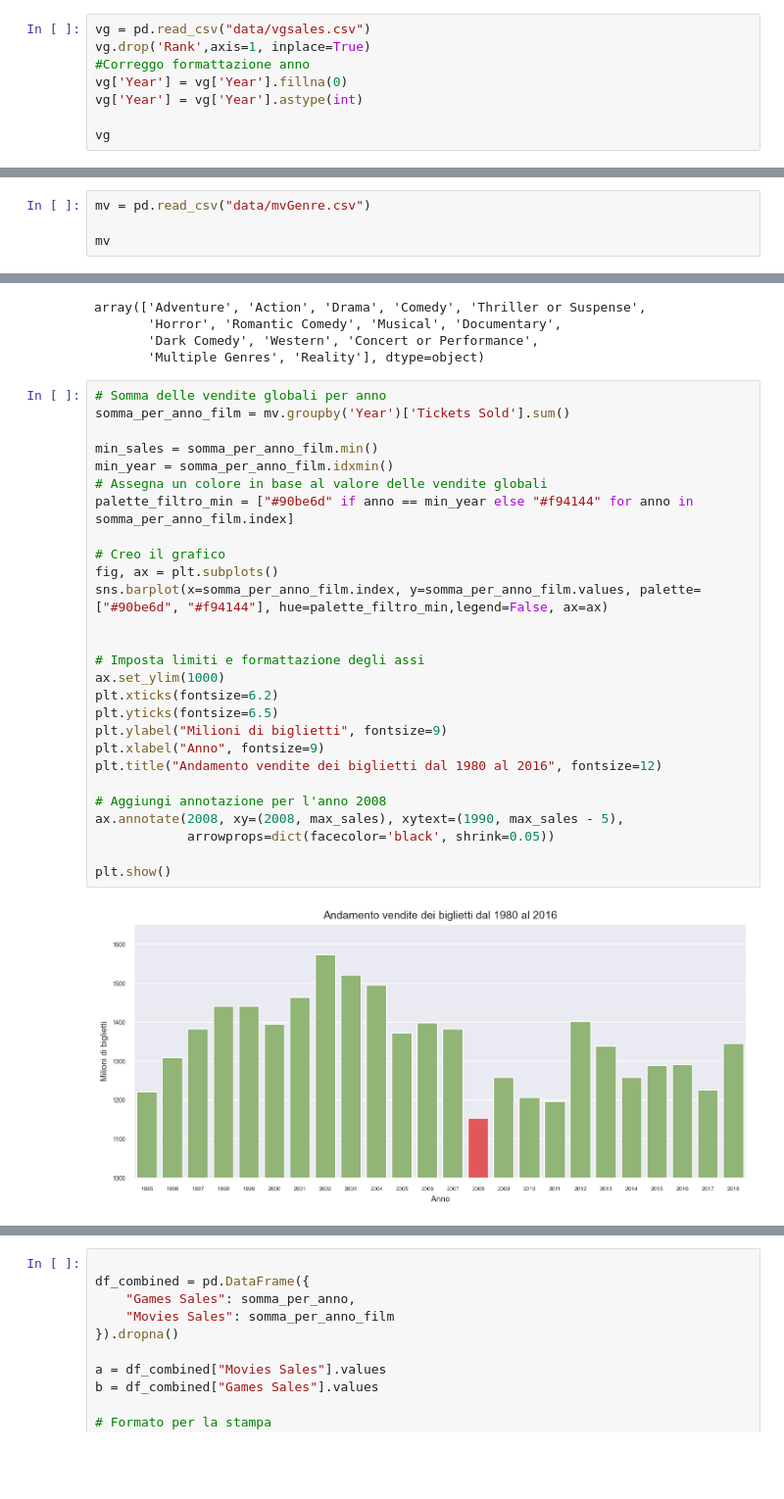
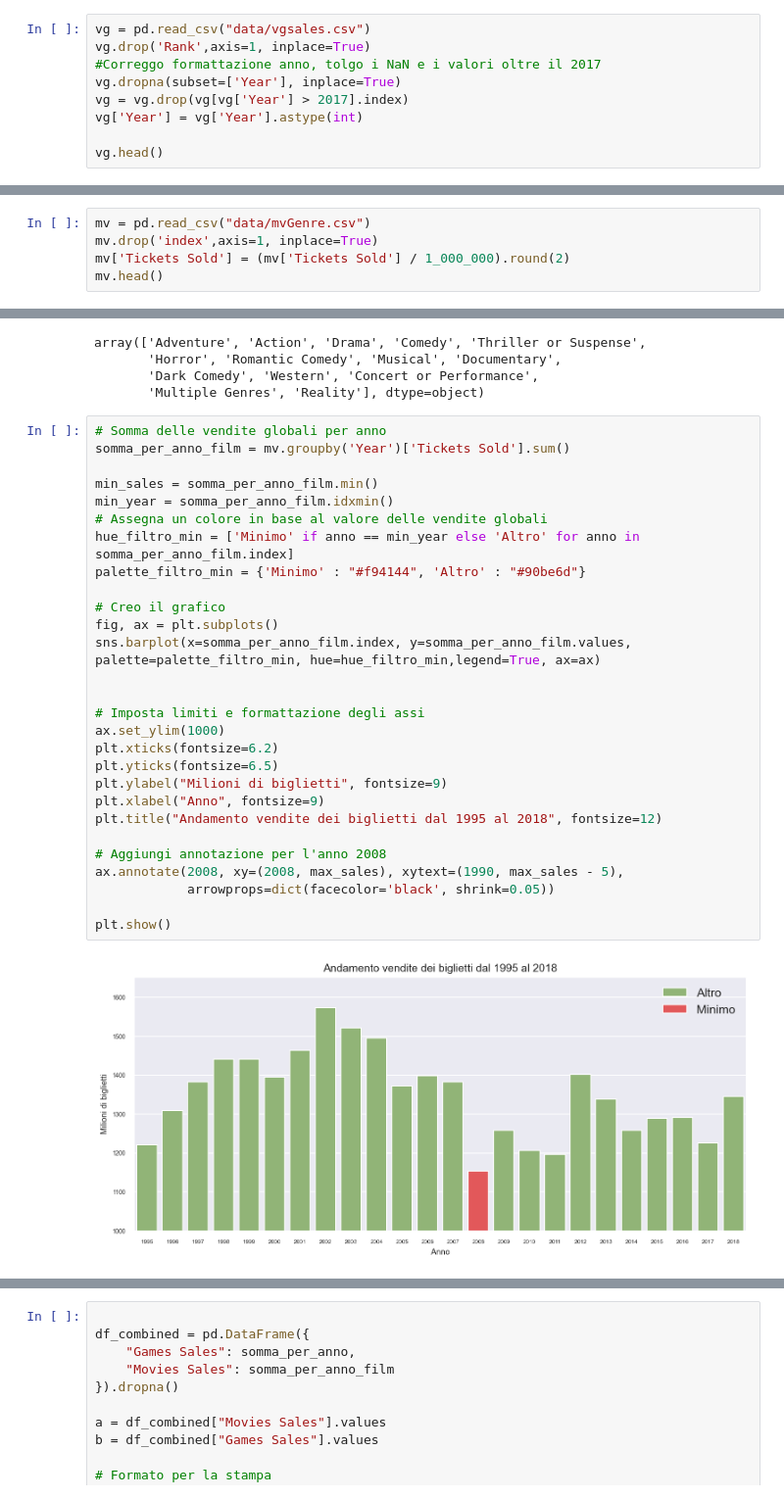
Before and after one commit to C0rro/Data-science-Videogiochi, a Jupyter notebook: Code.ipynb, the cells around one changed output, grey strips where cells are left out. Shown at 98% size. Saved outputs shown, nothing was run; the diff lists cells and outputs as text; blank space fills up the shorter version.

```diff
--- a/Code.ipynb
+++ b/Code.ipynb
@@ -22,11 +24,12 @@ DataSet:
 # %%
 vg = pd.read_csv("data/vgsales.csv")
 vg.drop('Rank',axis=1, inplace=True)
-#Correggo formattazione anno
-vg['Year'] = vg['Year'].fillna(0)
+#Correggo formattazione anno, tolgo i NaN e i valori oltre il 2017
+vg.dropna(subset=['Year'], inplace=True)
+vg = vg.drop(vg[vg['Year'] > 2017].index)
 vg['Year'] = vg['Year'].astype(int)
 
-vg
+vg.head()
 # %% [output]
 |  | Name | Platform | Year | Genre | Publisher | NA_Sales | EU_Sales | JP_Sales | Other_Sales | ... |
 | 0 | Wii Sports | Wii | 2006 | Sports | Nintendo | 41.49 | 29.02 | 3.77 | 8.46 | ... |
@@ -239,5 +321,6 @@ plt.show()
 # %%
 mv = pd.read_csv("data/mvGenre.csv")
-
-mv
+mv.drop('index',axis=1, inplace=True)
+mv['Tickets Sold'] = (mv['Tickets Sold'] / 1_000_000).round(2)
+mv.head()
 # %% [output]
@@ -266,32 +352,33 @@ array(['Adventure', 'Action', 'Drama', 'Comedy', 'Thriller or Suspense',
 # %%
 # Somma delle vendite globali per anno
 somma_per_anno_film = mv.groupby('Year')['Tickets Sold'].sum()
 
 min_sales = somma_per_anno_film.min()
 min_year = somma_per_anno_film.idxmin()
 # Assegna un colore in base al valore delle vendite globali
-palette_filtro_min = ["#90be6d" if anno == min_year else "#f94144" for anno in somma_per_anno_film.index]
+hue_filtro_min = ['Minimo' if anno == min_year else 'Altro' for anno in somma_per_anno_film.index]
+palette_filtro_min = {'Minimo' : "#f94144", 'Altro' : "#90be6d"}
 
 # Creo il grafico
 fig, ax = plt.subplots()
-sns.barplot(x=somma_per_anno_film.index, y=somma_per_anno_film.values, palette=["#90be6d", "#f94144"], hue=palette_filtro_min,legend=False, ax=ax)
+sns.barplot(x=somma_per_anno_film.index, y=somma_per_anno_film.values, palette=palette_filtro_min, hue=hue_filtro_min,legend=True, ax=ax)
 
 
 # Imposta limiti e formattazione degli assi
 ax.set_ylim(1000)
 plt.xticks(fontsize=6.2)
 plt.yticks(fontsize=6.5)
 plt.ylabel("Milioni di biglietti", fontsize=9)
 plt.xlabel("Anno", fontsize=9)
-plt.title("Andamento vendite dei biglietti dal 1980 al 2016", fontsize=12)
+plt.title("Andamento vendite dei biglietti dal 1995 al 2018", fontsize=12)
 
 # Aggiungi annotazione per l'anno 2008
 ax.annotate(2008, xy=(2008, max_sales), xytext=(1990, max_sales - 5),
             arrowprops=dict(facecolor='black', shrink=0.05))
 
 plt.show()
 # %% [output]
-[figure, old version]
+[figure, new version]
 # %%
 # Aggregare il numero di copie vendute per anno (videogiochi)
 games_sales = vg.groupby("Year")["Global_Sales"].sum()
```
Also changed, not shown: parts of 27 cells of this notebook, 2 other files.
